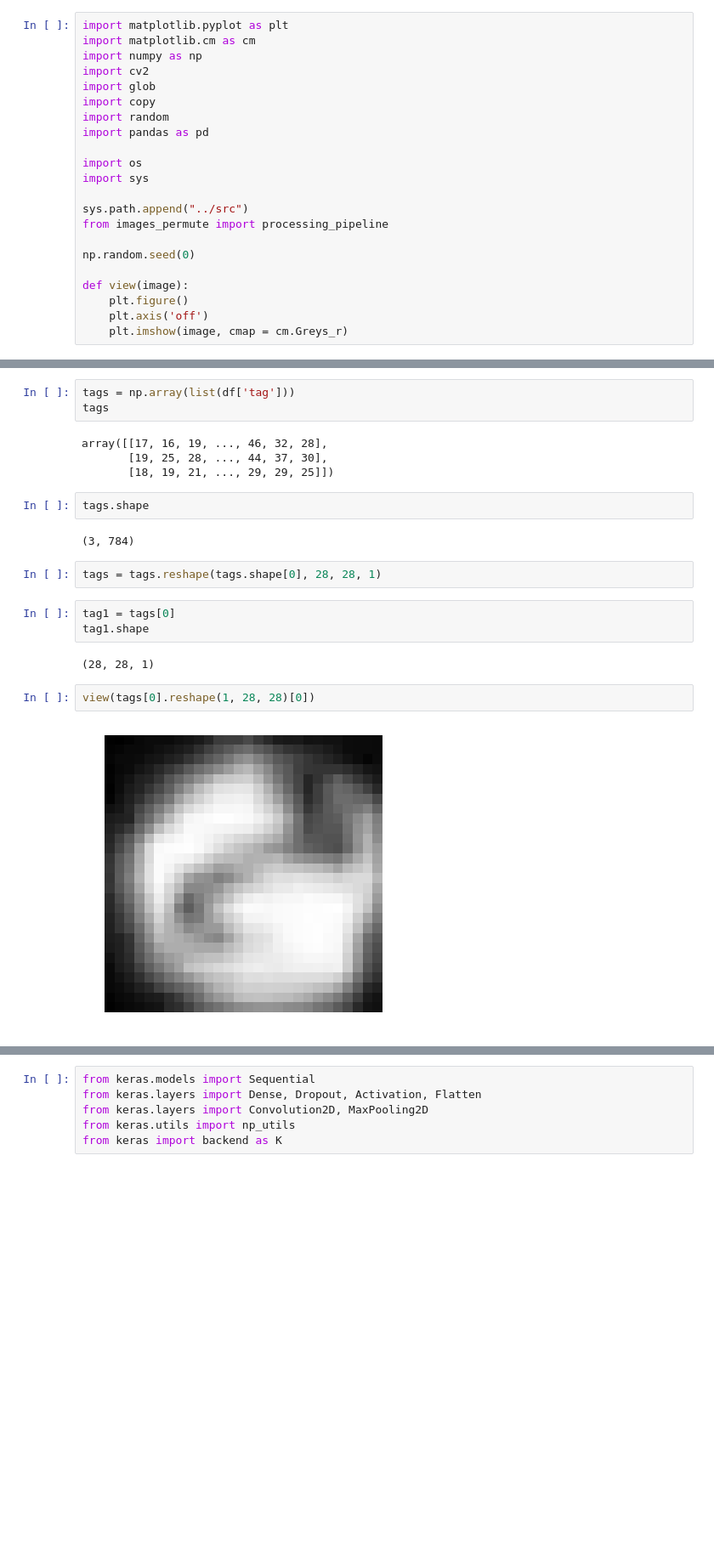
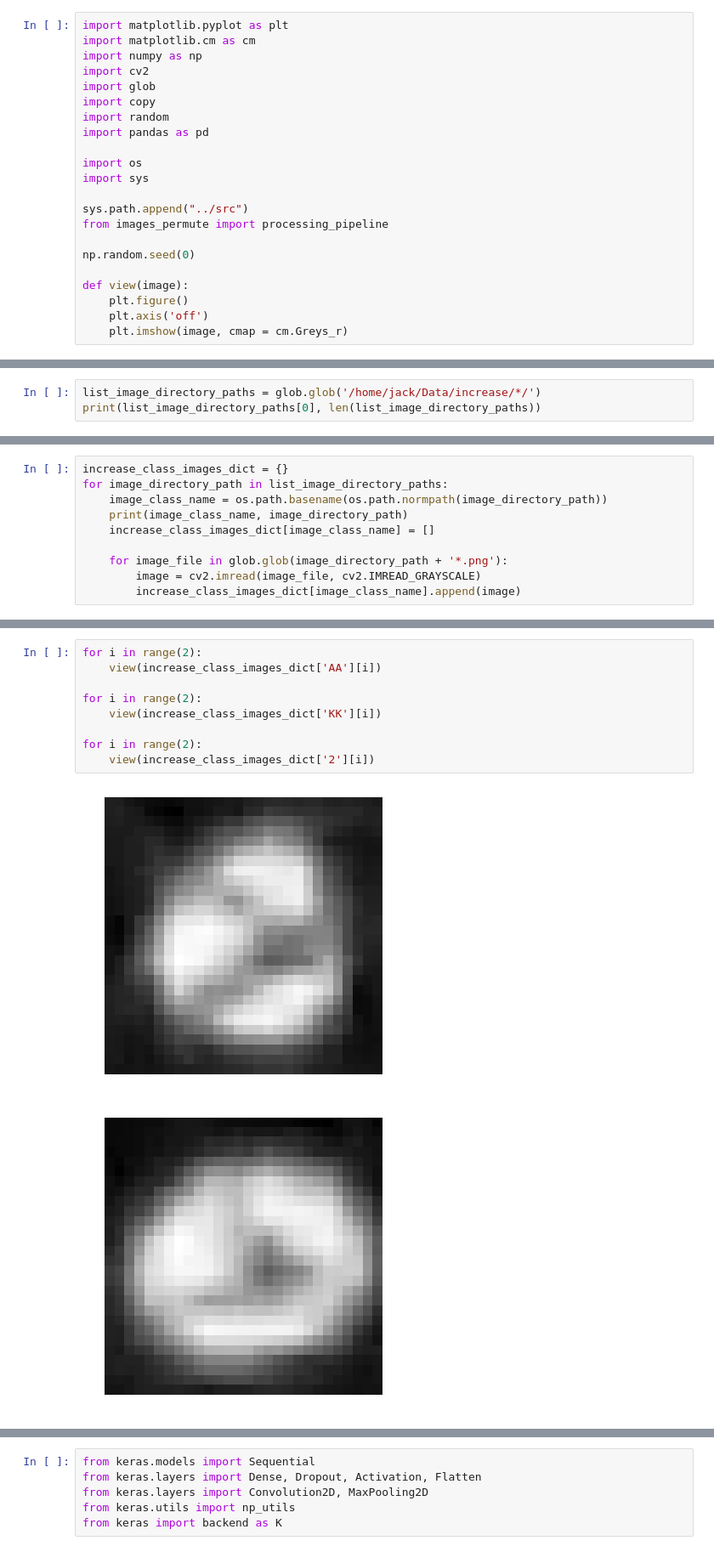
Before and after one commit to jackbrucesimpson/Notebooks, a Jupyter notebook: beeunique/2017-07-28-training-nn-supplemented-cleaned-dataset.ipynb, the cells around one changed output, grey strips where cells are left out. Shown: that part at 85% size. Cells and saved outputs as stored; diff of their text form; blank space fills up the shorter version.

```diff
--- a/beeunique/2017-07-28-training-nn-supplemented-cleaned-dataset.ipynb
+++ b/beeunique/2017-07-28-training-nn-supplemented-cleaned-dataset.ipynb
@@ -83,0 +88,3 @@ len(class_images_dict['AA'])
+# %%
+list_image_directory_paths = glob.glob('/home/jack/Data/increase/*/')
+print(list_image_directory_paths[0], len(list_image_directory_paths))
@@ -83,0 +93,10 @@ len(class_images_dict['AA'])
+# %%
+increase_class_images_dict = {}
+for image_directory_path in list_image_directory_paths:
+    image_class_name = os.path.basename(os.path.normpath(image_directory_path))
+    print(image_class_name, image_directory_path)
+    increase_class_images_dict[image_class_name] = []
+
+    for image_file in glob.glob(image_directory_path + '*.png'):
+        image = cv2.imread(image_file, cv2.IMREAD_GRAYSCALE)
+        increase_class_images_dict[image_class_name].append(image)
@@ -124,22 +141,12 @@ print(tag_image_array_tf_shaped.shape)
-# %%
-tags = np.array(list(df['tag']))
-tags
-# %% [output]
-array([[17, 16, 19, ..., 46, 32, 28],
-       [19, 25, 28, ..., 44, 37, 30],
-       [18, 19, 21, ..., 29, 29, 25]])
-# %%
-tags.shape
-# %% [output]
-(3, 784)
-# %%
-tags = tags.reshape(tags.shape[0], 28, 28, 1)
-# %%
-tag1 = tags[0]
-tag1.shape
-# %% [output]
-(28, 28, 1)
-# %%
-view(tags[0].reshape(1, 28, 28)[0])
-# %% [output]
-[figure, removed]
+# %%
+for i in range(2):
+    view(increase_class_images_dict['AA'][i])
+
+for i in range(2):
+    view(increase_class_images_dict['KK'][i])
+
+for i in range(2):
+    view(increase_class_images_dict['2'][i])
+# %% [output]
+[figure, added]
+[figure, added]
```
Also changed, not shown: parts of 29 cells of this notebook, 1 other file.
